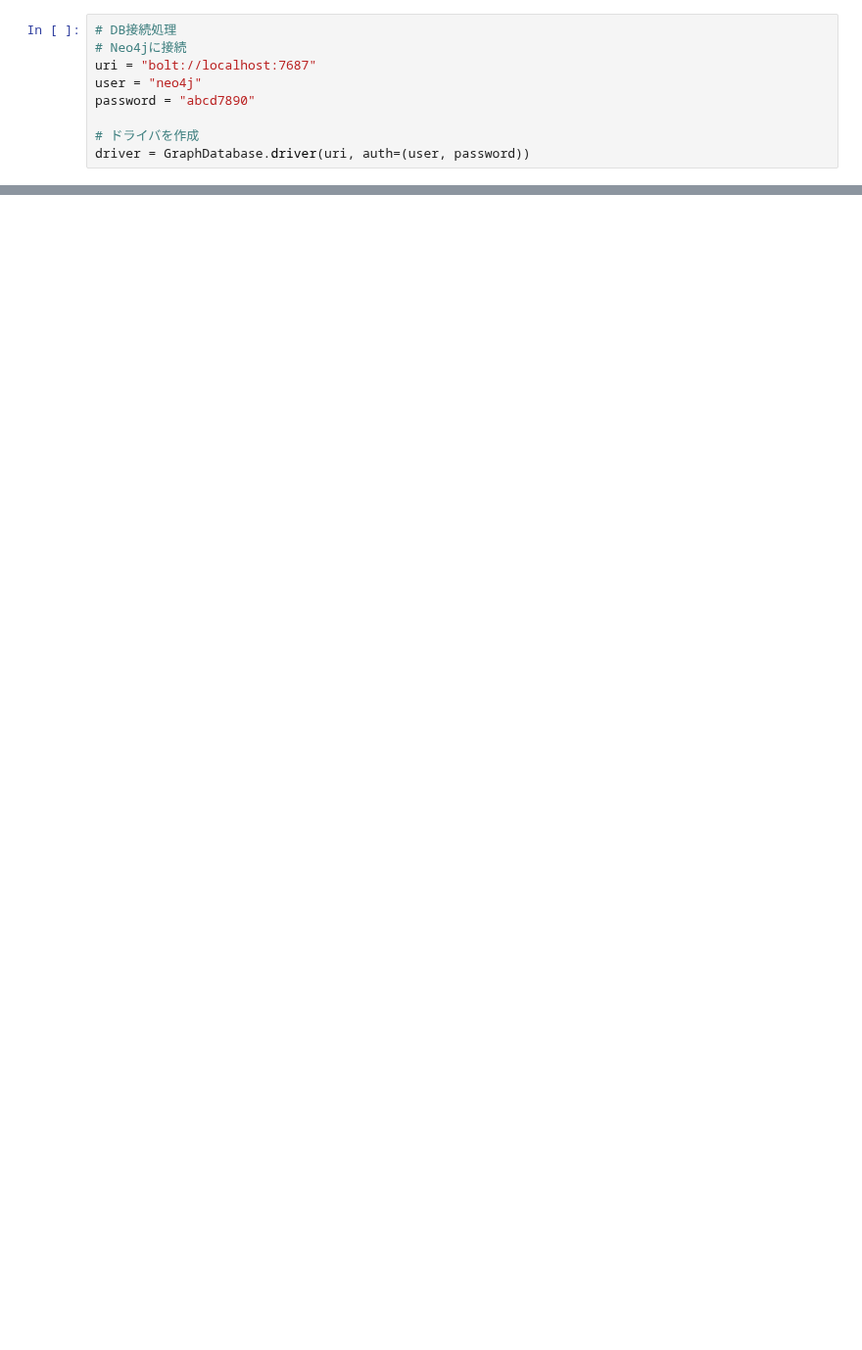
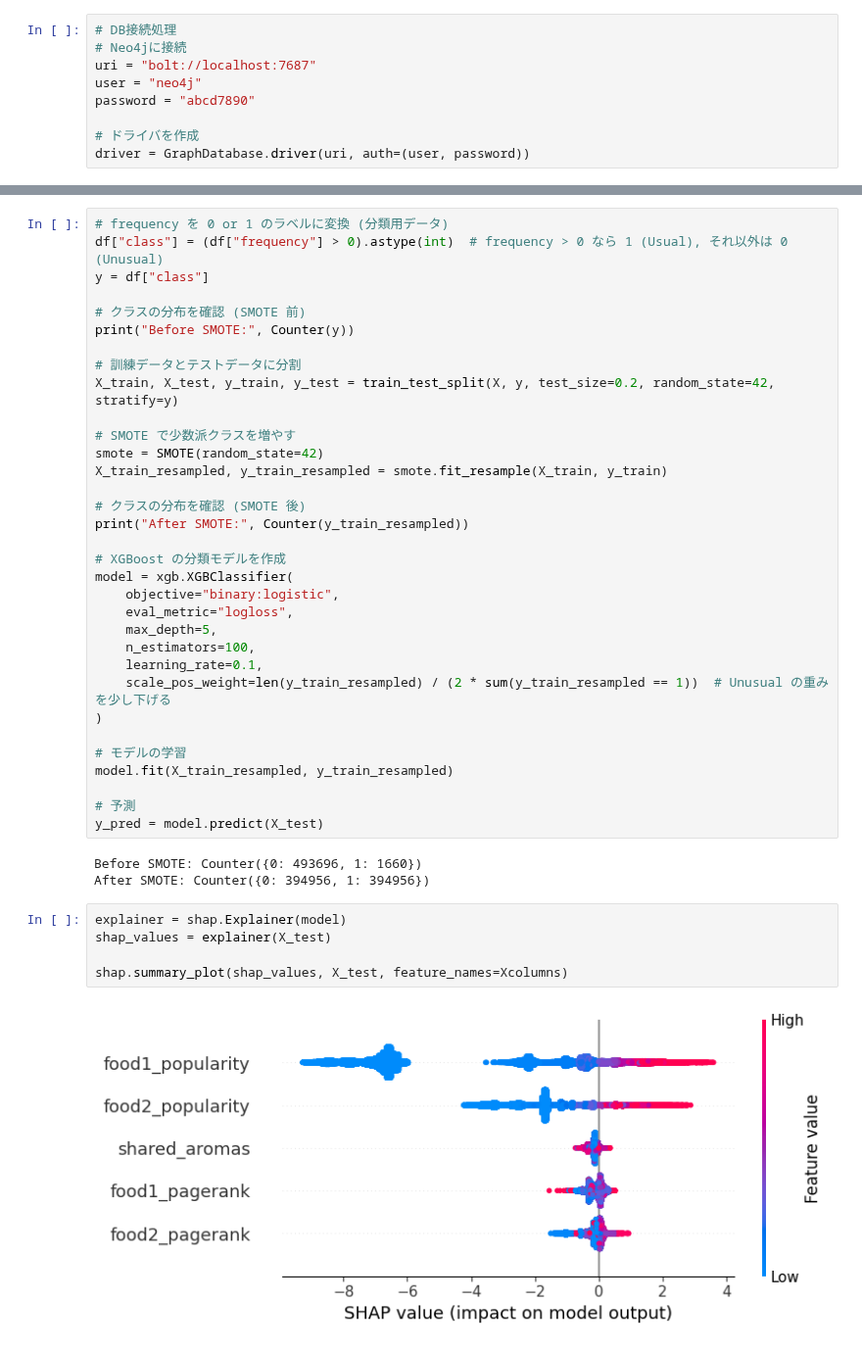
Before and after one commit to MariMurotani/RecipeHack, a Jupyter notebook: jupyter/xgboost.ipynb, the cells around one changed output, grey strips where cells are left out. Shown at 98% size. Cells and saved outputs as stored; diff of their text form; blank space fills up the shorter version.

```diff
--- a/jupyter/xgboost.ipynb
+++ b/jupyter/xgboost.ipynb
@@ -180,0 +283,43 @@ plt.show()
+# %%
+# frequency を 0 or 1 のラベルに変換 (分類用データ)
+df["class"] = (df["frequency"] > 0).astype(int)  # frequency > 0 なら 1 (Usual), それ以外は 0 (Unusual)
+y = df["class"]
+
+# クラスの分布を確認 (SMOTE 前)
+print("Before SMOTE:", Counter(y))
+
+# 訓練データとテストデータに分割
+X_train, X_test, y_train, y_test = train_test_split(X, y, test_size=0.2, random_state=42, stratify=y)
+
+# SMOTE で少数派クラスを増やす
+smote = SMOTE(random_state=42)
+X_train_resampled, y_train_resampled = smote.fit_resample(X_train, y_train)
+
+# クラスの分布を確認 (SMOTE 後)
+print("After SMOTE:", Counter(y_train_resampled))
+
+# XGBoost の分類モデルを作成
+model = xgb.XGBClassifier(
+    objective="binary:logistic",
+    eval_metric="logloss",
+    max_depth=5,
+    n_estimators=100,
+    learning_rate=0.1,
+    scale_pos_weight=len(y_train_resampled) / (2 * sum(y_train_resampled == 1))  # Unusual の重みを少し下げる
+)
+
+# モデルの学習
+model.fit(X_train_resampled, y_train_resampled)
+
+# 予測
+y_pred = model.predict(X_test)
+# %% [output]
+Before SMOTE: Counter({0: 493696, 1: 1660})
+After SMOTE: Counter({0: 394956, 1: 394956})
+# %%
+explainer = shap.Explainer(model)
+shap_values = explainer(X_test)
+
+shap.summary_plot(shap_values, X_test, feature_names=Xcolumns)
+# %% [output]
+[figure, added]
```
Also changed, not shown: parts of 16 cells of this notebook, 7 other files.
